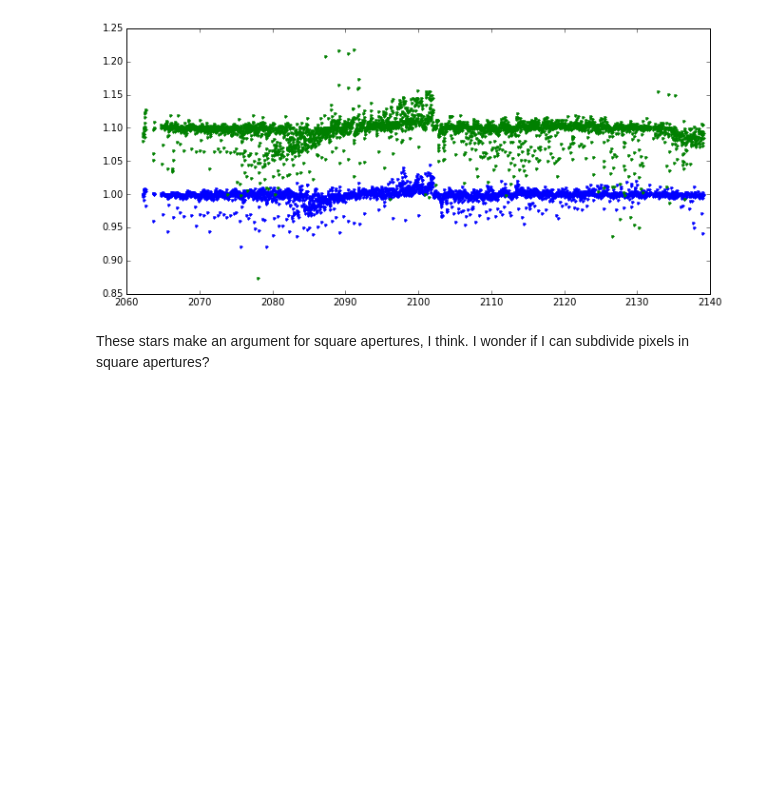
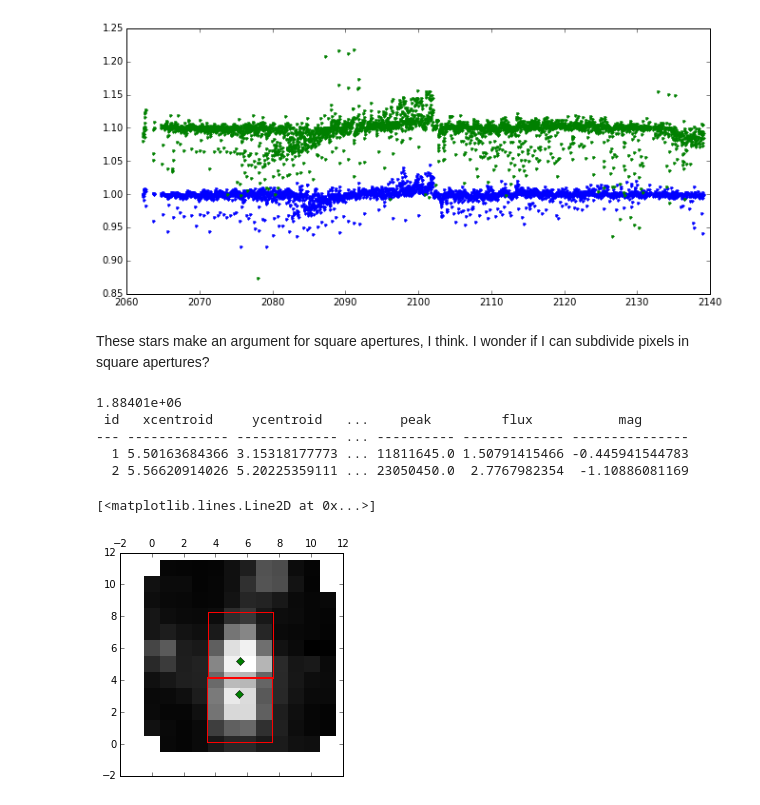
Before and after one commit to stephtdouglas/k2phot, a Jupyter notebook: centroid.ipynb, the cells around one changed output. Saved outputs shown, nothing was run; the diff lists cells and outputs as text; code cells hidden in the pictures; blank space fills up the shorter version.

Commit message:
square apertures?

```diff
--- a/centroid.ipynb
+++ b/centroid.ipynb
@@ -504,3 +504,30 @@ plt.plot(lc2.time, lc2.corrected_flux+0.1,  '.')
 [figure]
 # %% [markdown]
 These stars make an argument for square apertures, I think. I wonder if I can subdivide pixels in square apertures?
+# %%
+filename = "/home/stephanie/code/python/k2phot/tpf/ktwo202634644-c02_lpd-targ.fits.gz"
+table, times, pixels, maskmap, maskheader = tpf_io.get_data(filename)
+coadd = np.sum(pixels, axis=0)
+cmask = (maskmap==0)
+mean, median, std = sigma_clipped_stats(coadd, mask=cmask, sigma=3.0, iters=3)
+print median
+sources, n = centroid.daofind_centroid(coadd, daofind_kwargs={"threshold":3*median})
+print sources
+sep = np.sqrt((sources[0]["ycentroid"] - sources[1]["ycentroid"])**2 + (sources[0]["xcentroid"] - sources[1]["xcentroid"])**2)
+r = sep * 2
+# Aperture gets confused with only two pairs of positions, so have to rearrange the x,y...
+positions = [[source["xcentroid"],source["ycentroid"]] for source in sources]
+positions[0][1] -= 1
+positions[1][1] += 1
+apertures = photutils.RectangularAperture(positions, w=r, h=r, theta=0)
+plt.matshow(coadd, origin='lower', cmap='Greys_r', norm=colors.LogNorm())
+apertures.plot(color='red')
+plt.plot(sources["xcentroid"], sources["ycentroid"], "gD")
+# %% [output]
+1.88401e+06
+ id   xcentroid     ycentroid   ...    peak         flux           mag
+--- ------------- ------------- ... ---------- ------------- ---------------
+  1 5.50163684366 3.15318177773 ... 11811645.0 1.50791415466 -0.445941544783
+  2 5.56620914026 5.20225359111 ... 23050450.0  2.7767982354  -1.10886081169
+[<matplotlib.lines.Line2D at 0x...>]
+[figure, added]
```
Also changed, not shown: parts of 2 cells of this notebook.
